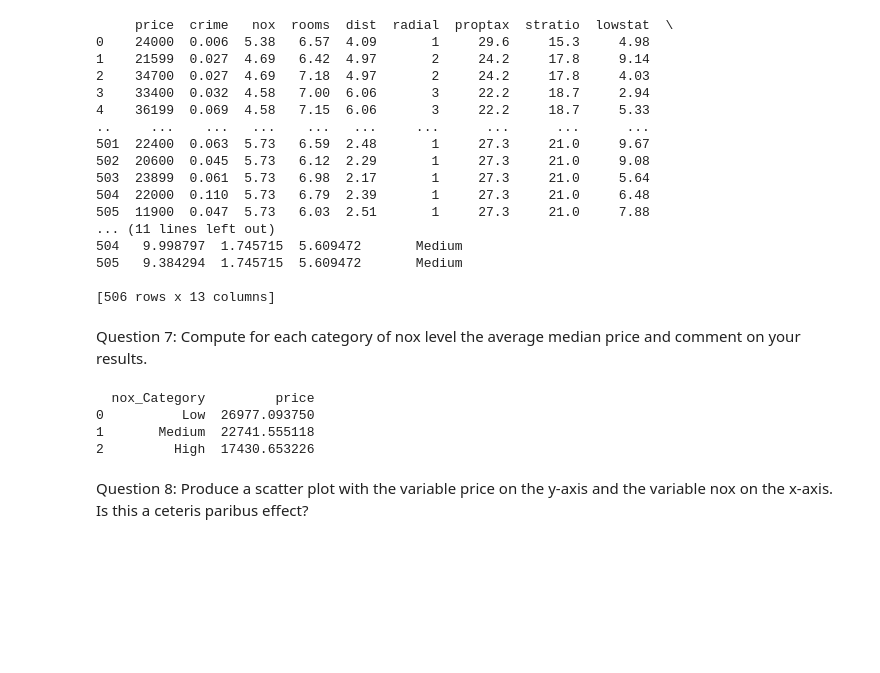
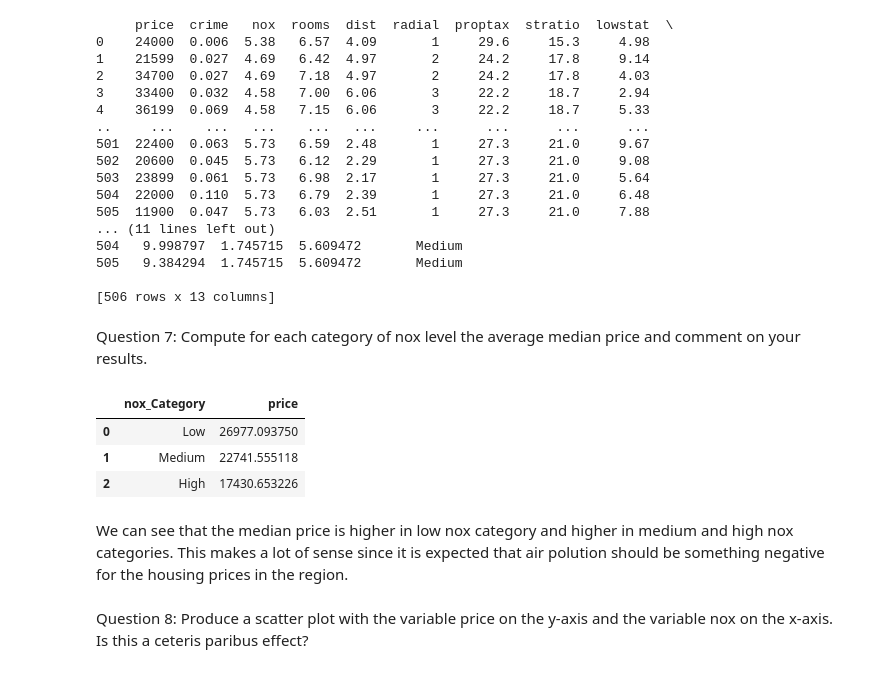
Before and after one commit to guik1010/Econometrics-Project, a Jupyter notebook: Part1.ipynb, the cells around one changed output. Drawn from its saved outputs; the diff is of its cells as text; code cells hidden in the pictures; blank space fills up the shorter version.

```diff
--- a/Part1.ipynb
+++ b/Part1.ipynb
@@ -173,14 +173,16 @@ Question 7: Compute for each category of nox level the average median price and
 # %%
 # creating grouping by nox categories using (average) median housing price
 grouped_df = df.groupby('nox_Category')['price'].mean().reset_index()
 
 # showing the created dataframe
-print(grouped_df)
+grouped_df
 # %% [output]
-  nox_Category         price
-0          Low  26977.093750
-1       Medium  22741.555118
-2         High  17430.653226
+|  | nox_Category | price |
+| 0 | Low | 26977.093750 |
+| 1 | Medium | 22741.555118 |
+| 2 | High | 17430.653226 |
+# %% [markdown]
+We can see that the median price is higher in low nox category and higher in medium and high nox categories. This makes a lot of sense since it is expected that air polution should be something negative for the housing prices in the region.
 # %% [markdown]
 Question 8: Produce a scatter plot with the variable price on the y-axis and the variable nox on the x-axis. Is this a ceteris paribus effect?
 # %%
```
Also changed, not shown: parts of 12 cells of this notebook, 2 other files.
